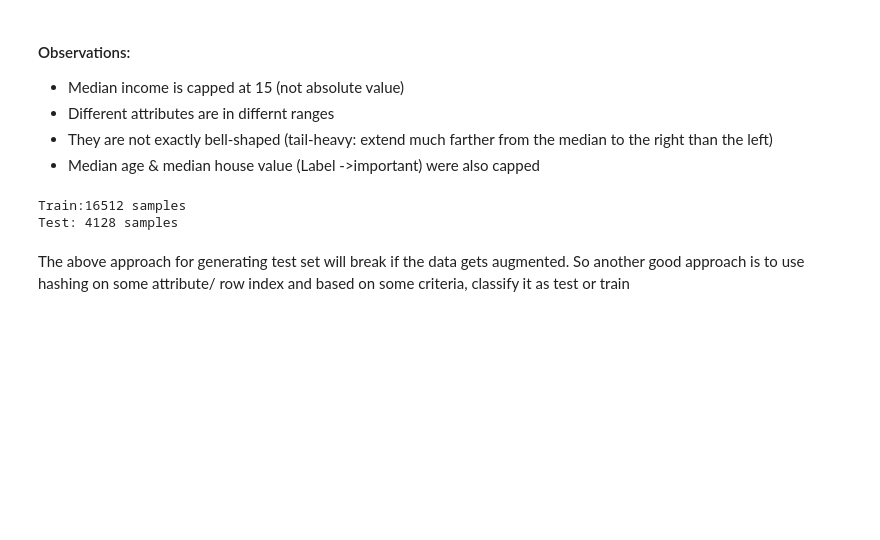
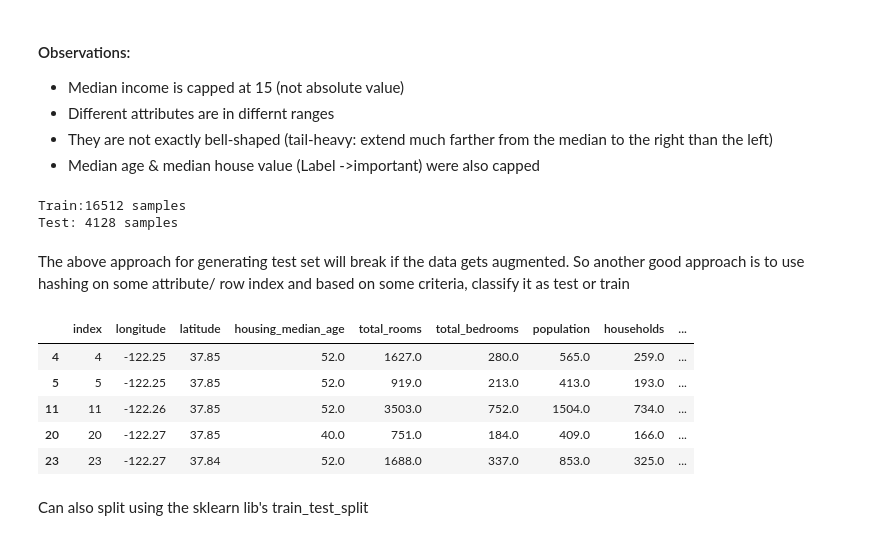
Before and after one commit to ManishaNatarajan/Hands_On_ML, a Jupyter notebook: Housing Regression.ipynb, the cells around one changed output. Drawn from its saved outputs; the diff is of its cells as text; code cells hidden in the pictures; blank space fills up the shorter version.

```diff
--- a/Housing Regression.ipynb
+++ b/Housing Regression.ipynb
@@ -113,3 +113,31 @@ Train:16512 samples
 Test: 4128 samples
 # %% [markdown]
 The above approach for generating test set will break if the data gets augmented. So another good approach is to use hashing on some attribute/ row index and based on some criteria, classify it as test or train
+# %%
+import hashlib
+'''
+Compute a hash of each instance’s identifier, keep only the last
+byte of the hash, and put the instance in the test set if this value is lower or equal to
+51 (~20% of 256).
+'''
+def test_set_check(identifier, test_ratio, hash=hashlib.md5):
+    return hash(np.int64(identifier)).digest()[-1] < 256 * test_ratio
+# %%
+def split_train_test_by_id(data, test_ratio, id_column):
+    ids = data[id_column]
+    in_test_set = ids.apply(lambda id_: test_set_check(id_, test_ratio))
+    return data.loc[~in_test_set], data.loc[in_test_set]
+# %%
+housing_with_id = house_data.reset_index() #Add index column
+train_data, test_data = split_train_test_by_id(housing_with_id, 0.2, "index")
+# %%
+test_data.head()
+# %% [output]
+|  | index | longitude | latitude | housing_median_age | total_rooms | total_bedrooms | population | households | ... |
+| 4 | 4 | -122.25 | 37.85 | 52.0 | 1627.0 | 280.0 | 565.0 | 259.0 | ... |
+| 5 | 5 | -122.25 | 37.85 | 52.0 | 919.0 | 213.0 | 413.0 | 193.0 | ... |
+| 11 | 11 | -122.26 | 37.85 | 52.0 | 3503.0 | 752.0 | 1504.0 | 734.0 | ... |
+| 20 | 20 | -122.27 | 37.85 | 40.0 | 751.0 | 184.0 | 409.0 | 166.0 | ... |
+| 23 | 23 | -122.27 | 37.84 | 52.0 | 1688.0 | 337.0 | 853.0 | 325.0 | ... |
+# %% [markdown]
+Can also split using the sklearn lib's train_test_split
```
Also changed, not shown: parts of 12 cells of this notebook.
